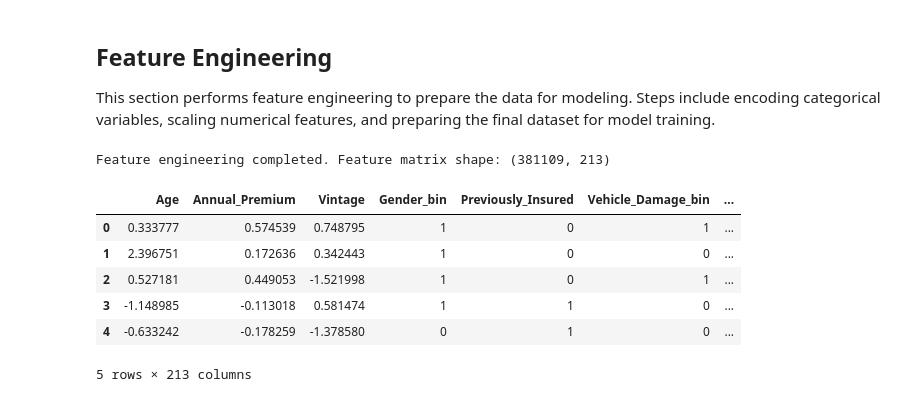
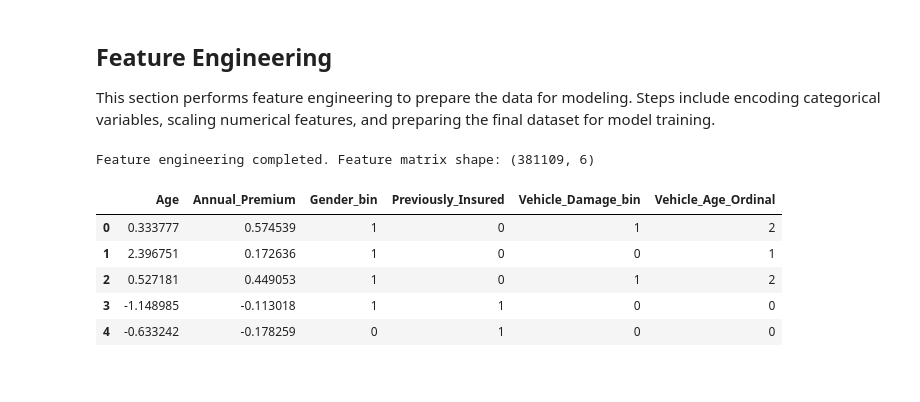
Before and after one commit to LorenzoVu/Cross-selling-of-insurance-policies, a Jupyter notebook: cross-selling.ipynb, the cells around one changed output. Drawn from its saved outputs; the diff is of its cells as text; code cells hidden in the pictures.

```diff
--- a/cross-selling.ipynb
+++ b/cross-selling.ipynb
@@ -234,48 +208,43 @@ from sklearn.pipeline import Pipeline
 from sklearn.impute import SimpleImputer
 
 # Define feature lists
-num_features = ['Age', 'Annual_Premium', 'Vintage']
+num_features = ['Age', 'Annual_Premium']
 bin_features = ['Gender', 'Previously_Insured', 'Vehicle_Damage']
 ord_features = ['Vehicle_Age']
-high_card_features = ['Region_Code', 'Policy_Sales_Channel']
+
 
 # Ordinal mapping for Vehicle_Age
 vehicle_age_map = {'< 1 Year': 0, '1-2 Year': 1, '> 2 Years': 2}
 ds['Vehicle_Age_Ordinal'] = ds['Vehicle_Age'].map(vehicle_age_map)
 
 # Binary encoding for Gender, Previously_Insured, Vehicle_Damage
 bin_map = {'Male': 1, 'Female': 0, 'Yes': 1, 'No': 0}
 ds['Gender_bin'] = ds['Gender'].map({'Male': 1, 'Female': 0})
 ds['Vehicle_Damage_bin'] = ds['Vehicle_Damage'].map({'Yes': 1, 'No': 0})
 # Previously_Insured is already binary (0/1)
 
-# One-hot encoding for high-cardinality features
-ds = pd.get_dummies(ds, columns=['Region_Code', 'Policy_Sales_Channel'], drop_first=True)
-
 # Final feature set
-feature_cols = ['Age', 'Annual_Premium', 'Vintage', 'Gender_bin', 'Previously_Insured', 'Vehicle_Damage_bin', 'Vehicle_Age_Ordinal'] + \
-    [col for col in ds.columns if col.startswith('Region_Code_') or col.startswith('Policy_Sales_Channel_')]
+feature_cols = ['Age', 'Annual_Premium', 'Gender_bin', 'Previously_Insured', 'Vehicle_Damage_bin', 'Vehicle_Age_Ordinal']
 
 # Create feature matrix and target vector
 X = ds[feature_cols].copy()  # Create a copy to avoid SettingWithCopyWarning
 y = ds['Response']
 
 # Convert numerical features to float64 before scaling
 X[num_features] = X[num_features].astype('float64')
 
 # Scale numerical features
 scaler = StandardScaler()
 scaled_features = scaler.fit_transform(X[num_features])
 X[num_features] = pd.DataFrame(scaled_features, columns=num_features, index=X.index)
 
 print('Feature engineering completed. Feature matrix shape:', X.shape)
 display(X.head())
 # %% [output]
-Feature engineering completed. Feature matrix shape: (381109, 213)
+Feature engineering completed. Feature matrix shape: (381109, 6)
-|  | Age | Annual_Premium | Vintage | Gender_bin | Previously_Insured | Vehicle_Damage_bin | ... |
-| 0 | 0.333777 | 0.574539 | 0.748795 | 1 | 0 | 1 | ... |
-| 1 | 2.396751 | 0.172636 | 0.342443 | 1 | 0 | 0 | ... |
-| 2 | 0.527181 | 0.449053 | -1.521998 | 1 | 0 | 1 | ... |
-| 3 | -1.148985 | -0.113018 | 0.581474 | 1 | 1 | 0 | ... |
-| 4 | -0.633242 | -0.178259 | -1.378580 | 0 | 1 | 0 | ... |
+|  | Age | Annual_Premium | Gender_bin | Previously_Insured | Vehicle_Damage_bin | Vehicle_Age_Ordinal |
+| 0 | 0.333777 | 0.574539 | 1 | 0 | 1 | 2 |
+| 1 | 2.396751 | 0.172636 | 1 | 0 | 0 | 1 |
+| 2 | 0.527181 | 0.449053 | 1 | 0 | 1 | 2 |
+| 3 | -1.148985 | -0.113018 | 1 | 1 | 0 | 0 |
+| 4 | -0.633242 | -0.178259 | 0 | 1 | 0 | 0 |
-5 rows × 213 columns
```
Also changed, not shown: parts of 6 cells of this notebook.
